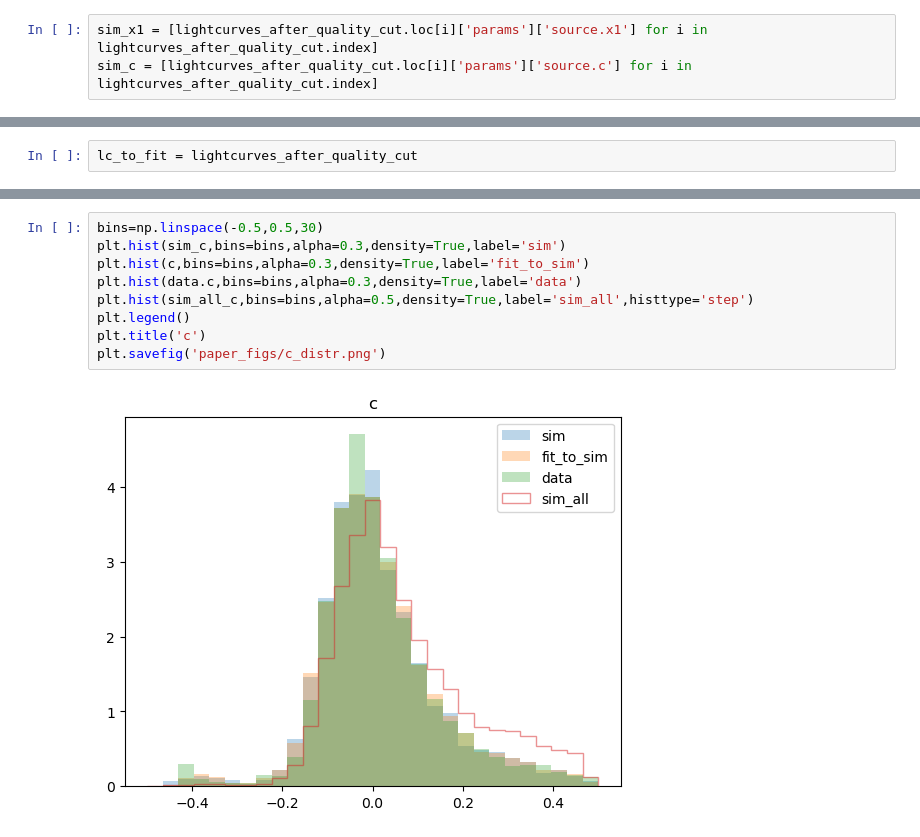
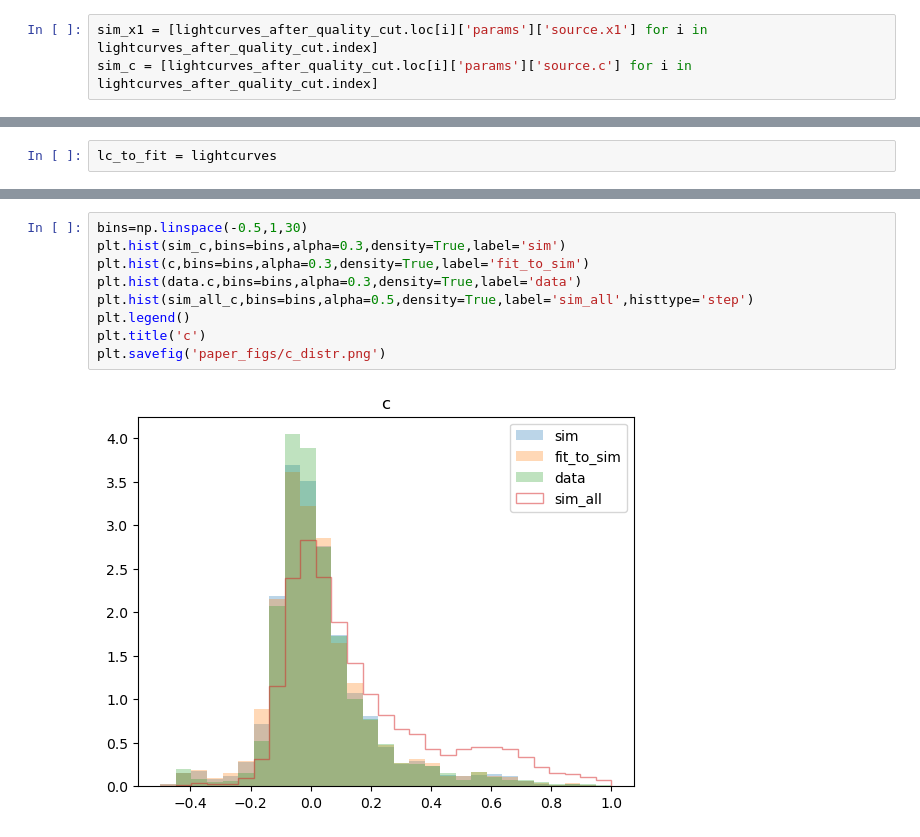
Before and after one commit to mi-dai/lightcurvelynx_ztf_sims, a Jupyter notebook: ZTF_snia-paper-plots.ipynb, the cells around one changed output, grey strips where cells are left out. Drawn from its saved outputs; the diff is of its cells as text.

```diff
--- a/ZTF_snia-paper-plots.ipynb
+++ b/ZTF_snia-paper-plots.ipynb
@@ -493,5 +509,5 @@ Text(0.5, 1.0, 'reduced chisq')
 # %%
-lc_to_fit = lightcurves_after_quality_cut
+lc_to_fit = lightcurves
 # %%
 x1 = result_df['x1']
 sim_x1 = [lc_to_fit.loc[i]['params']['source.x1'] for i in result_df.id]
@@ -538,11 +554,11 @@ plt.savefig('paper_figs/x1_distr.png')
 # %%
-bins=np.linspace(-0.5,0.5,30)
+bins=np.linspace(-0.5,1,30)
 plt.hist(sim_c,bins=bins,alpha=0.3,density=True,label='sim')
 plt.hist(c,bins=bins,alpha=0.3,density=True,label='fit_to_sim')
 plt.hist(data.c,bins=bins,alpha=0.3,density=True,label='data')
 plt.hist(sim_all_c,bins=bins,alpha=0.5,density=True,label='sim_all',histtype='step')
 plt.legend()
 plt.title('c')
 plt.savefig('paper_figs/c_distr.png')
 # %% [output]
-[figure, old version]
+[figure, new version]
```
Also changed, not shown: parts of 39 cells of this notebook, 11 other files.
